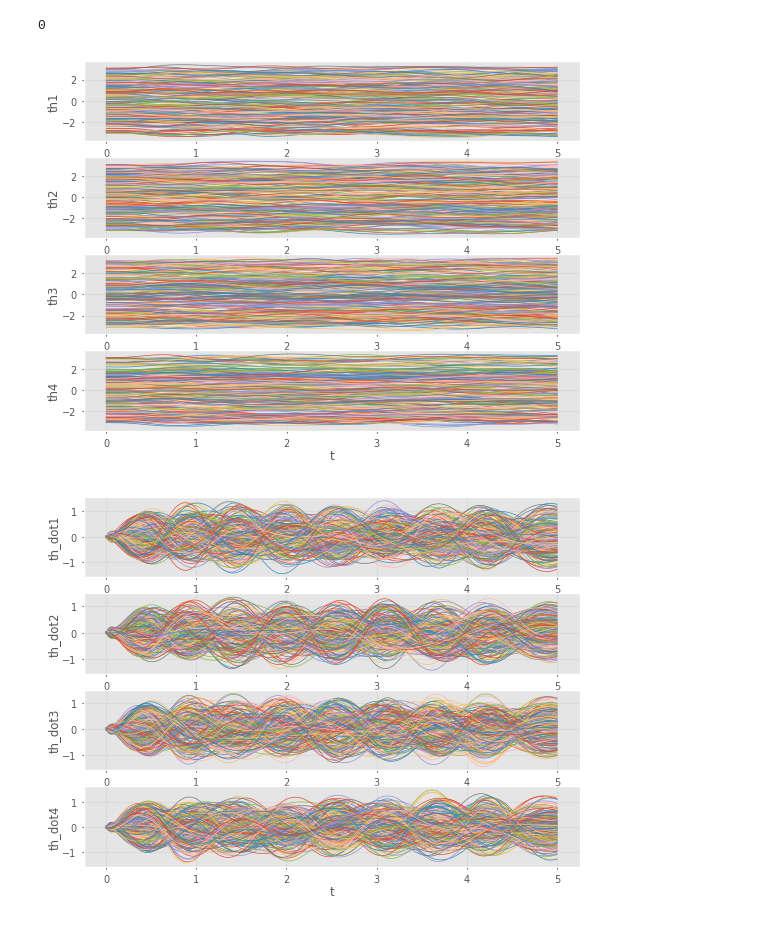
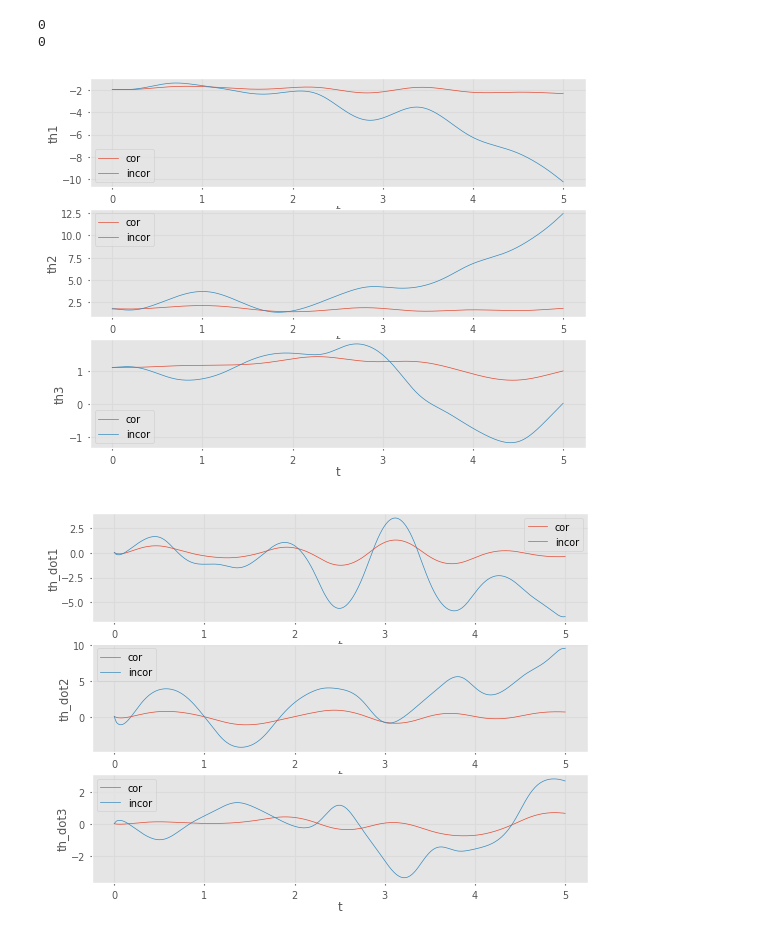
Before and after one commit to Rajpal9/Adaptive-koopman, a Jupyter notebook: test.ipynb, the cells around one changed output. Saved outputs shown, nothing was run; the diff lists cells and outputs as text; code cells hidden in the pictures.

```diff
--- a/test.ipynb
+++ b/test.ipynb
@@ -5,9 +5,16 @@ from dynamics.data_gen_robot import data_gen_robot
 import matplotlib.pyplot as plt
 # %%
 robot_name = "3R_2D"
-params = {}
-params['m'] = 1
-params['I'] = np.eye(3)
-params['l'] = 0.33
-robot = robot_selector(robot_name, params)
+params_incor = {}
+params_incor['m'] = 1
+params_incor['I'] = np.eye(3)
+params_incor['l'] = 0.33
+
+params_cor = {}
+params_cor['m'] = 3
+params_cor['I'] = 1.5*np.eye(3)
+params_cor['l'] = 0.6
+
+robot_cor = robot_selector(robot_name, params_cor)
+robot_incor = robot_selector(robot_name, params_incor)
 # %%
@@ -41,36 +50,42 @@ num_traj = 200
 num_snaps = 1000
 dt = 0.005
 controller = 'controller'
-num_states = robot.random_q().shape[0]
+num_states = robot_incor.random_q().shape[0]
 num_inputs = num_states
 
-if robot.name.__contains__("2D"):
+if robot_incor.name.__contains__("2D"):
     num_states_cart = 2
 else:
     num_states_cart = 3
 T = np.linspace(0,num_snaps*dt,num_snaps)
 # %%
-X_end, X, U = data_gen_robot(dt,num_traj,num_snaps, robot, controller)
+X_end_cor, X_cor, X_end_incor, X_incor, U = data_gen_robot_multi(dt,num_traj,num_snaps, robot_cor, robot_incor, controller)
 # %%
-print(sum(sum(sum(np.isnan(X)))))
+print(sum(sum(sum(np.isnan(X_cor)))))
+print(sum(sum(sum(np.isnan(X_incor)))))
 # %% [output]
 0
+0
 # %%
-for j in range(num_traj):
-    for i in range(int(num_states)):
-        plt.subplot(num_states,1,i+1)
-        plt.xlabel("t")
-        plt.ylabel("th"+str(i+1))
-        plt.plot(T,X[j,:,i])
+j = 20
+for i in range(int(num_states)):
+    plt.subplot(num_states,1,i+1)
+    plt.xlabel("t")
+    plt.ylabel("th"+str(i+1))
+    plt.plot(T,X_cor[j,:,i], label ="cor")
+    plt.plot(T,X_incor[j,:,i], label = "incor")
+    plt.legend()
 # %% [output]
-[figure, old version]
+[figure, new version]
 # %%
-for j in range(num_traj):
-    for i in range(int(num_states)):
-        plt.subplot(num_states,1,i+1)
-        plt.xlabel("t")
-        plt.ylabel("th_dot"+str(i+1))
-        plt.plot(T,X[j,:,num_states+i])
+
+for i in range(int(num_states)):
+    plt.subplot(num_states,1,i+1)
+    plt.xlabel("t")
+    plt.ylabel("th_dot"+str(i+1))
+    plt.plot(T,X_cor[j,:,num_states+i], label = "cor")
+    plt.plot(T,X_incor[j,:,num_states+i], label = "incor")
+    plt.legend()
 # %% [output]
-[figure, old version]
+[figure, new version]
 # %%
```
Also changed, not shown: parts of 6 cells of this notebook, 7 other files.
